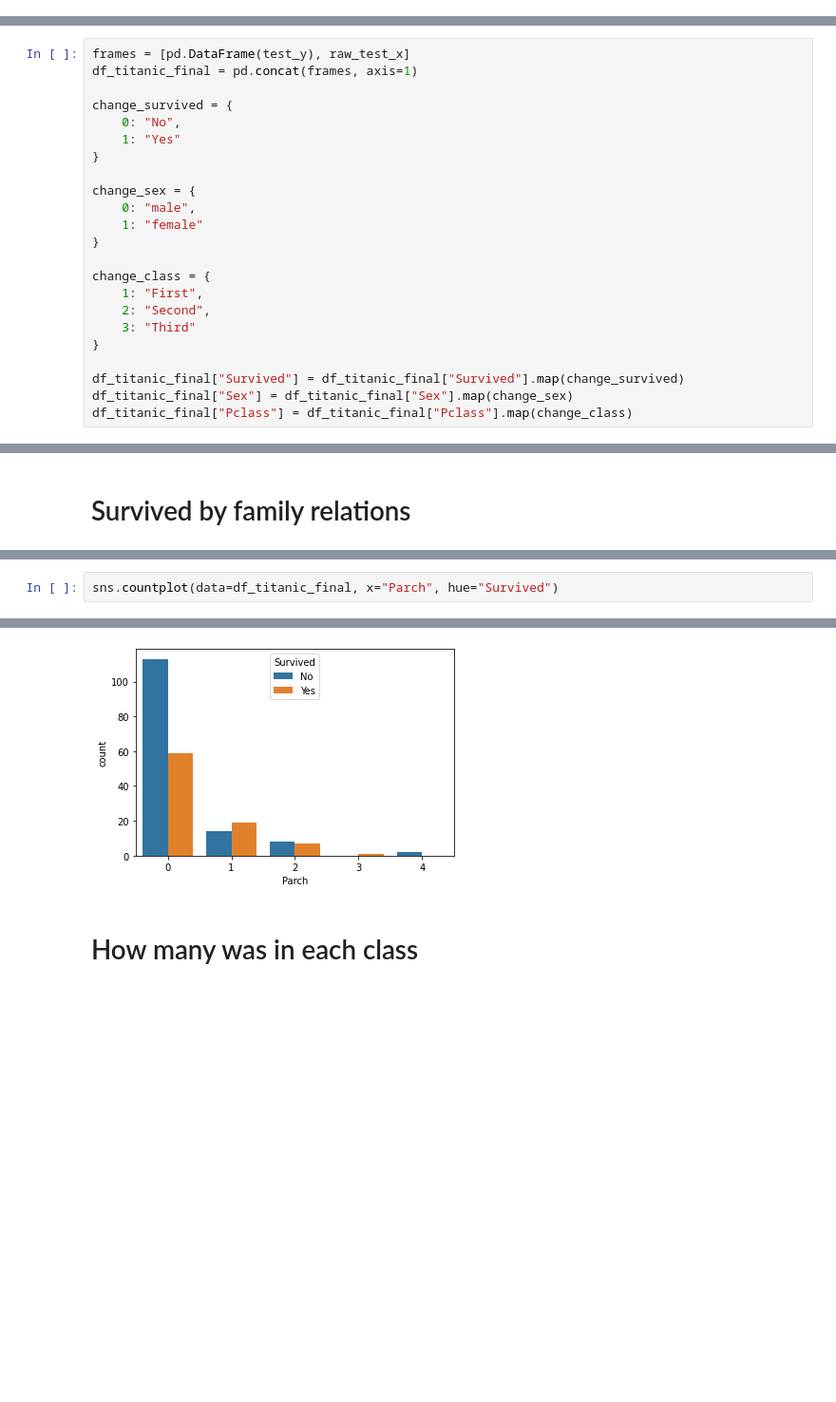
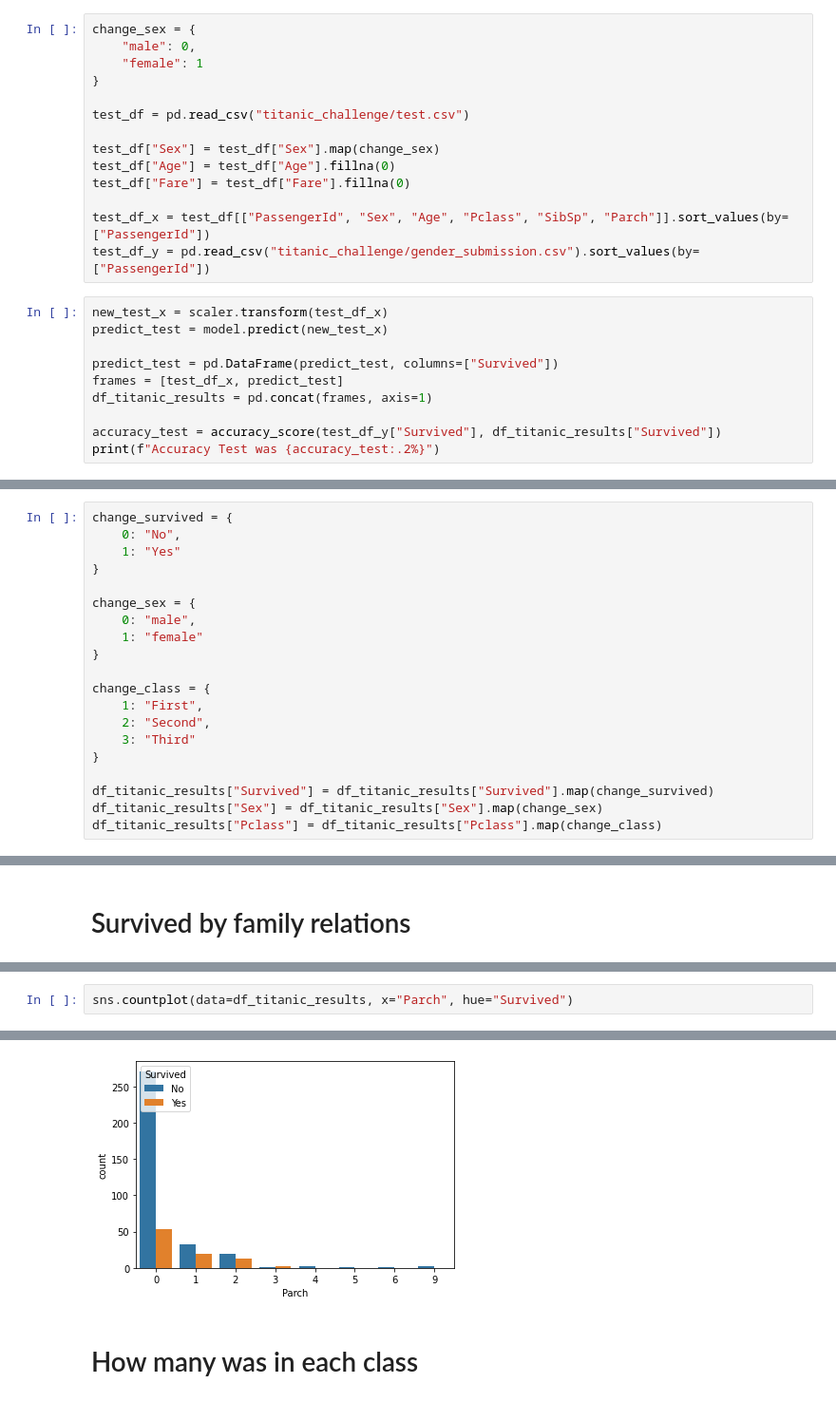
Before and after one commit to Hir4/ml-titanic, a Jupyter notebook: titanic.ipynb, the cells around one changed output, grey strips where cells are left out. Shown at 95% size. Drawn from its saved outputs; the diff is of its cells as text; blank space fills up the shorter version.

Commit message:
feat: challenge results

```diff
--- a/titanic.ipynb
+++ b/titanic.ipynb
@@ -56,0 +63,24 @@ Accuracy was 83.41%
+# %%
+change_sex = {
+    "male": 0,
+    "female": 1
+}
+
+test_df = pd.read_csv("titanic_challenge/test.csv")
+
+test_df["Sex"] = test_df["Sex"].map(change_sex)
+test_df["Age"] = test_df["Age"].fillna(0)
+test_df["Fare"] = test_df["Fare"].fillna(0)
+
+test_df_x = test_df[["PassengerId", "Sex", "Age", "Pclass", "SibSp", "Parch"]].sort_values(by=["PassengerId"])
+test_df_y = pd.read_csv("titanic_challenge/gender_submission.csv").sort_values(by=["PassengerId"])
+# %%
+new_test_x = scaler.transform(test_df_x)
+predict_test = model.predict(new_test_x)
+
+predict_test = pd.DataFrame(predict_test, columns=["Survived"])
+frames = [test_df_x, predict_test]
+df_titanic_results = pd.concat(frames, axis=1)
+
+accuracy_test = accuracy_score(test_df_y["Survived"], df_titanic_results["Survived"])
+print(f"Accuracy Test was {accuracy_test:.2%}")
@@ -57,7 +91,4 @@ Accuracy was 83.41%
 # %%
-frames = [pd.DataFrame(test_y), raw_test_x]
-df_titanic_final = pd.concat(frames, axis=1)
-
 change_survived = {
     0: "No",
     1: "Yes"
@@ -74,6 +105,6 @@ change_class = {
     3: "Third"
 }
 
-df_titanic_final["Survived"] = df_titanic_final["Survived"].map(change_survived)
-df_titanic_final["Sex"] = df_titanic_final["Sex"].map(change_sex)
-df_titanic_final["Pclass"] = df_titanic_final["Pclass"].map(change_class)
+df_titanic_results["Survived"] = df_titanic_results["Survived"].map(change_survived)
+df_titanic_results["Sex"] = df_titanic_results["Sex"].map(change_sex)
+df_titanic_results["Pclass"] = df_titanic_results["Pclass"].map(change_class)
@@ -177,8 +190,8 @@ sns.countplot(data=df_titanic_final, x="SibSp", hue="Survived")
 # %%
-sns.countplot(data=df_titanic_final, x="Parch", hue="Survived")
+sns.countplot(data=df_titanic_results, x="Parch", hue="Survived")
 # %% [output]
 <matplotlib.axes._subplots.AxesSubplot at 0x...>
-[figure, old version]
+[figure, new version]
 # %% [markdown]
 # How many was in each class
 # %%
```
Also changed, not shown: parts of 14 cells of this notebook.
